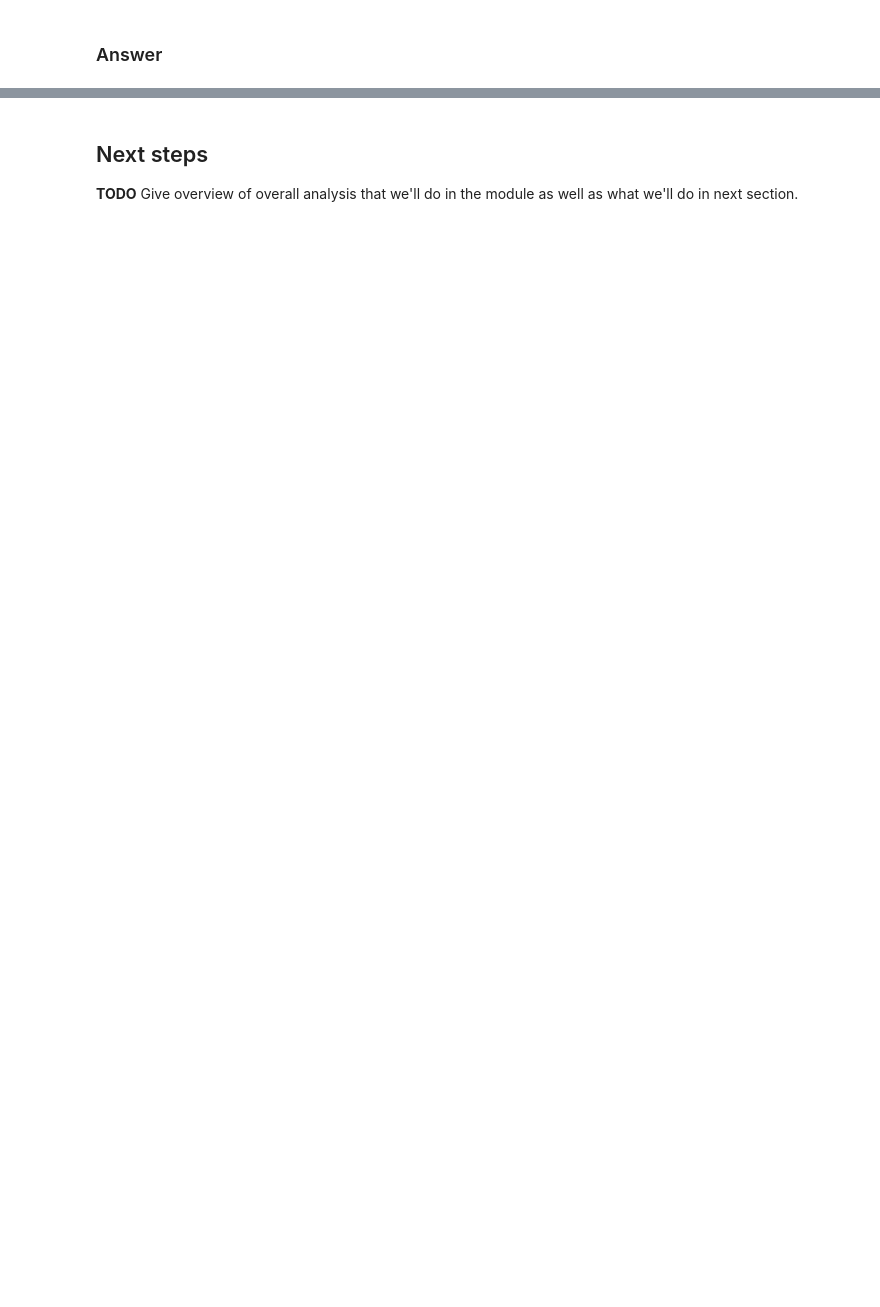
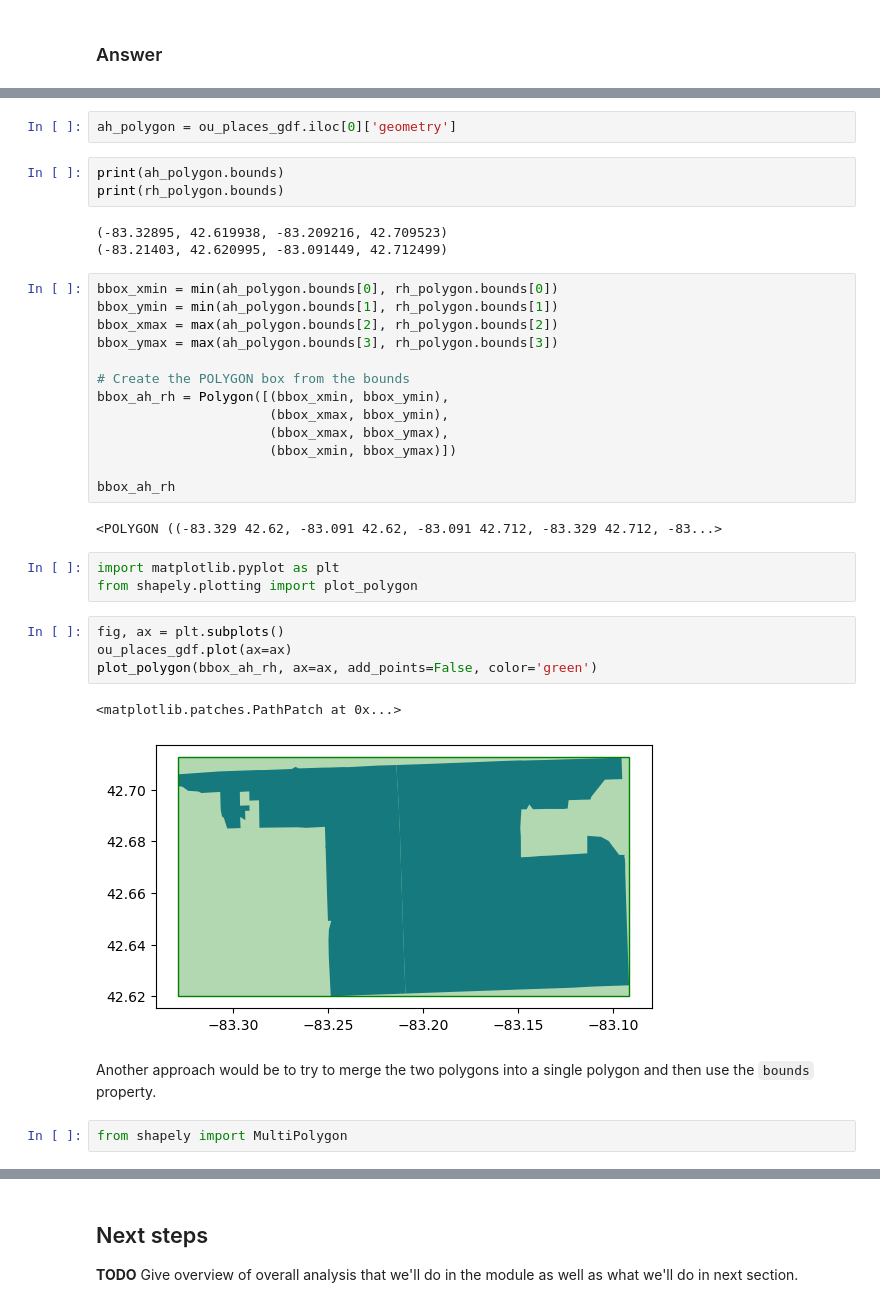
Before and after one commit to misken/geonewb_python, a Jupyter notebook: notebooks/ou_land_use_02_vectorintro.ipynb, the cells around one changed output, grey strips where cells are left out. Saved outputs shown, nothing was run; the diff lists cells and outputs as text; blank space fills up the shorter version.

```diff
--- a/notebooks/ou_land_use_02_vectorintro.ipynb
+++ b/notebooks/ou_land_use_02_vectorintro.ipynb
@@ -275,0 +149,37 @@ plt.show()
+# %%
+ah_polygon = ou_places_gdf.iloc[0]['geometry']
+# %%
+print(ah_polygon.bounds)
+print(rh_polygon.bounds)
+# %% [output]
+(-83.32895, 42.619938, -83.209216, 42.709523)
+(-83.21403, 42.620995, -83.091449, 42.712499)
+# %%
+bbox_xmin = min(ah_polygon.bounds[0], rh_polygon.bounds[0])
+bbox_ymin = min(ah_polygon.bounds[1], rh_polygon.bounds[1])
+bbox_xmax = max(ah_polygon.bounds[2], rh_polygon.bounds[2])
+bbox_ymax = max(ah_polygon.bounds[3], rh_polygon.bounds[3])
+
+# Create the POLYGON box from the bounds
+bbox_ah_rh = Polygon([(bbox_xmin, bbox_ymin),
+                      (bbox_xmax, bbox_ymin),
+                      (bbox_xmax, bbox_ymax),
+                      (bbox_xmin, bbox_ymax)])
+
+bbox_ah_rh
+# %% [output]
+<POLYGON ((-83.329 42.62, -83.091 42.62, -83.091 42.712, -83.329 42.712, -83...>
+# %%
+import matplotlib.pyplot as plt
+from shapely.plotting import plot_polygon
+# %%
+fig, ax = plt.subplots()
+ou_places_gdf.plot(ax=ax)
+plot_polygon(bbox_ah_rh, ax=ax, add_points=False, color='green')
+# %% [output]
+<matplotlib.patches.PathPatch at 0x...>
+[figure, added]
+# %% [markdown]
+Another approach would be to try to merge the two polygons into a single polygon and then use the `bounds` property.
+# %%
+from shapely import MultiPolygon
```
Also changed, not shown: parts of 64 cells of this notebook, 2 other files.
